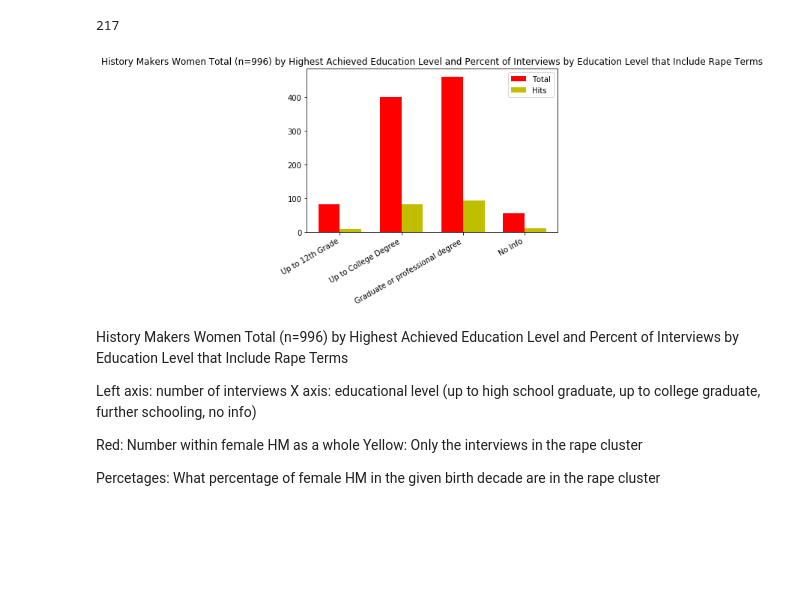
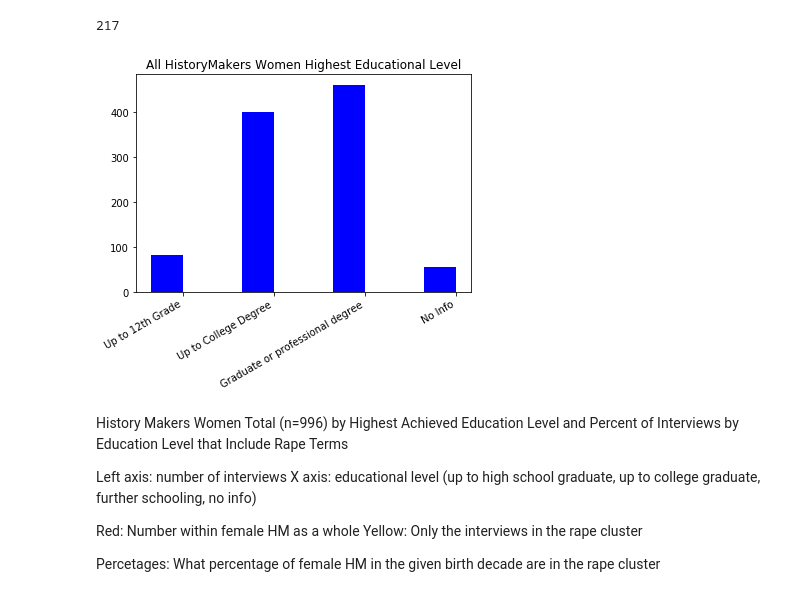
Before and after one commit to ohtap/ohtap, a Jupyter notebook: Research Question 1/Presentation Viz Notebook.ipynb, the cells around one changed output. Cells and saved outputs as stored; diff of their text form; code cells hidden in the pictures; blank space fills up the shorter version.

```diff
--- a/Research Question 1/Presentation Viz Notebook.ipynb
+++ b/Research Question 1/Presentation Viz Notebook.ipynb
@@ -204,31 +205,31 @@ print(sum(hits))
 # %%
 N = 4
 total = (5+76+1, 304+95, 460, 55)
 
 ind = np.arange(N)  # the x locations for the groups
 width = 0.35       # the width of the bars
 
 fig, ax = pyplot.subplots()
-rects1 = ax.bar(ind, total, width, color='r')
+rects1 = ax.bar(ind, total, width, color='b')
 
 hits = (1+7+0,65+16,94,11)
-rects2 = ax.bar(ind + width, hits, width, color='y')
+#rects2 = ax.bar(ind + width, hits, width, color='y')
 
 # add some text for labels, title and axes ticks
 #ax.set_ylabel('Number')
-ax.set_title('History Makers Women Total (n=996) by Highest Achieved Education Level and Percent of Interviews by Education Level that Include Rape Terms')
+ax.set_title('All HistoryMakers Women Highest Educational Level')
 ax.set_xticks(ind + width / 2)
 ax.set_xticklabels(('Up to 12th Grade', 'Up to College Degree', 'Graduate or professional degree', 'No Info'))
 
-ax.legend((rects1[0], rects2[0]), ('Total', 'Hits'))
+#ax.legend((rects1[0], rects2[0]), ('Total', 'Hits'))
 
 pyplot.setp(ax.get_xticklabels(), rotation=30, horizontalalignment='right')
 
 
 
 pyplot.show()
 # %% [output]
-[figure, old version]
+[figure, new version]
 # %% [markdown]
 History Makers Women Total (n=996) by Highest Achieved Education Level and Percent of Interviews by Education Level that Include Rape Terms
 
```
Also changed, not shown: parts of 5 cells of this notebook, 1 other file.
